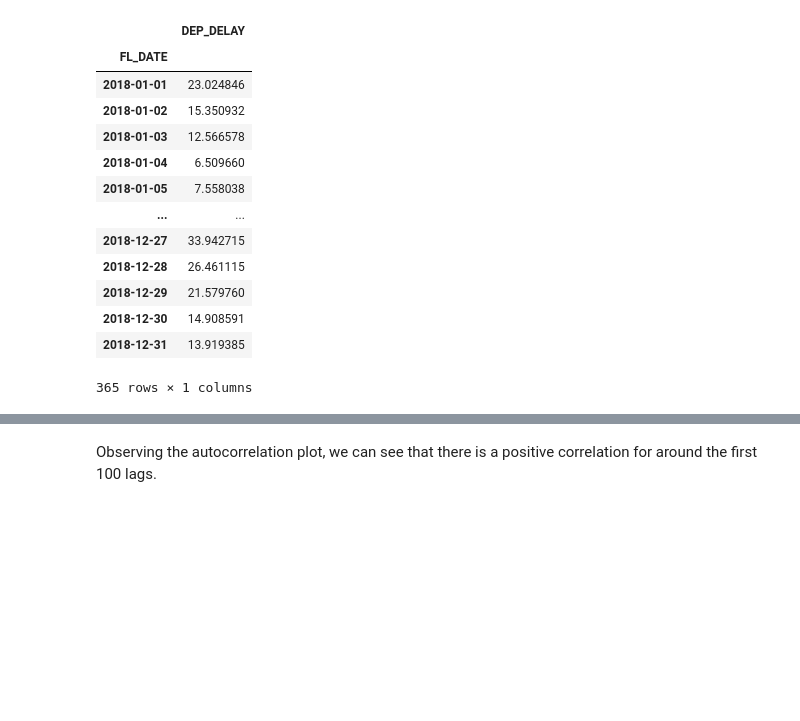
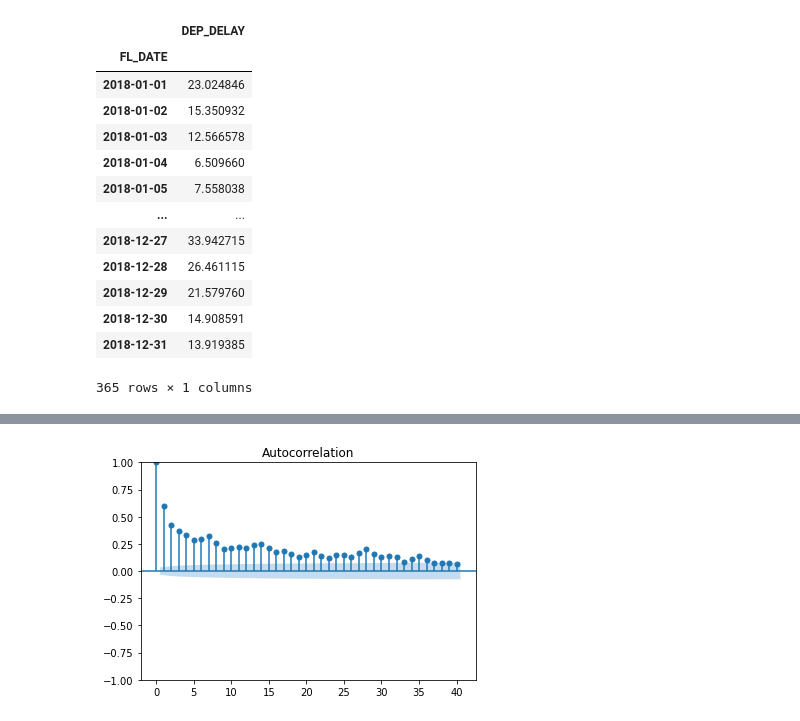
Before and after one commit to GLADI8R/FlightsDelayForecasting, a Jupyter notebook: arima.ipynb, the cells around one changed output, grey strips where cells are left out. Saved outputs shown, nothing was run; the diff lists cells and outputs as text; code cells hidden in the pictures; blank space fills up the shorter version.

```diff
--- a/arima.ipynb
+++ b/arima.ipynb
@@ -166,2 +144,6 @@ plt.show()
-# %% [markdown]
-Observing the autocorrelation plot, we can see that there is a positive correlation for around the first 100 lags.
+# %%
+# ACF plot
+plot_acf(df2, lags=40)
+plt.show()
+# %% [output]
+[figure, added]
```
Also changed, not shown: parts of 27 cells of this notebook.
